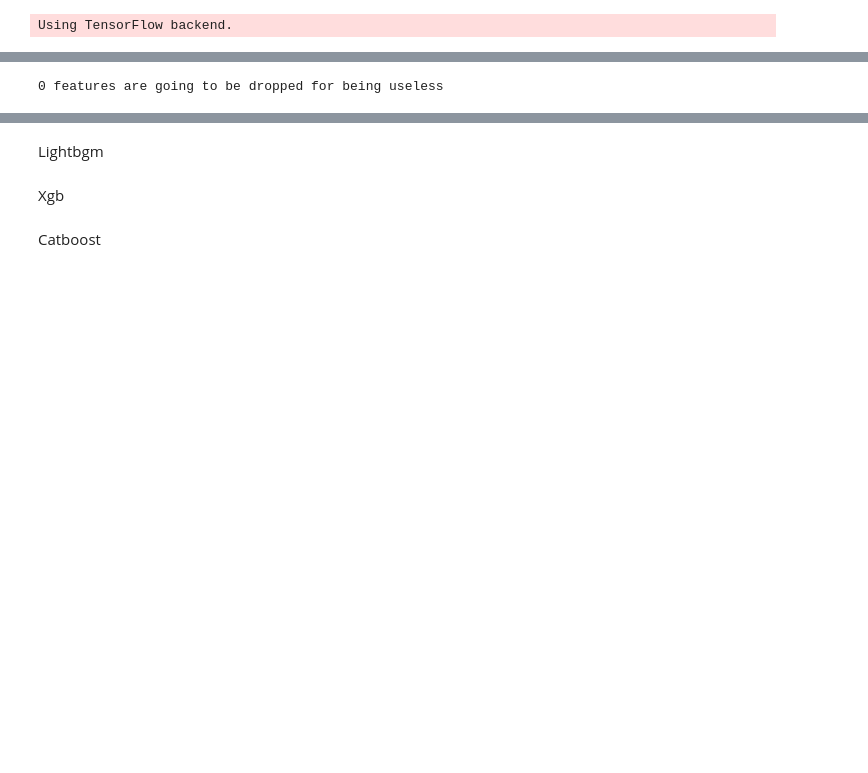
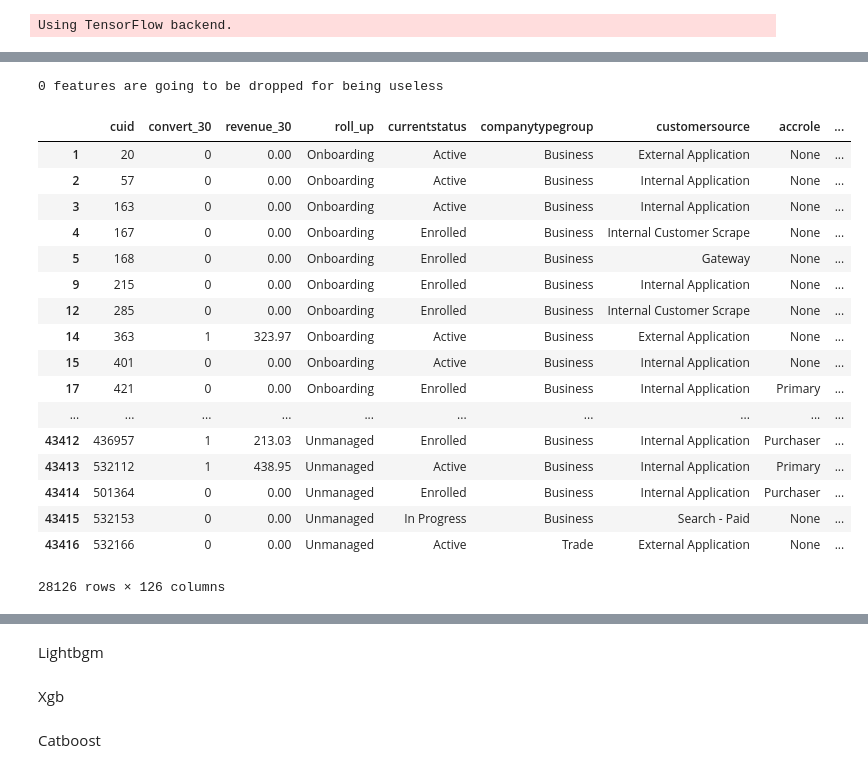
Before and after one commit to MarcoXM/WayfairCompetition, a Jupyter notebook: Boosting/Boosting_for_wayfair.ipynb, the cells around one changed output, grey strips where cells are left out. Saved outputs shown, nothing was run; the diff lists cells and outputs as text; code cells hidden in the pictures; blank space fills up the shorter version.

```diff
--- a/Boosting/Boosting_for_wayfair.ipynb
+++ b/Boosting/Boosting_for_wayfair.ipynb
@@ -59,21 +59,40 @@ train.head()
 # %%
 one_value_cols = [col for col in train.columns if train[col].nunique() <= 1]
 one_value_cols_test = [col for col in test.columns if test[col].nunique() <= 1]
 
 many_null_cols = [col for col in train.columns if train[col].isnull().sum() / train.shape[0] > 0.9]
 many_null_cols_test = [col for col in test.columns if test[col].isnull().sum() / test.shape[0] > 0.9]
 
 big_top_value_cols = [col for col in train.columns if train[col].value_counts(dropna=False, normalize=True).values[0] > 0.9]
 big_top_value_cols_test = [col for col in test.columns if test[col].value_counts(dropna=False, normalize=True).values[0] > 0.9]
 
 cols_to_drop = list(set(many_null_cols + many_null_cols_test + big_top_value_cols + big_top_value_cols_test + one_value_cols + one_value_cols_test))
 
 print('{} features are going to be dropped for being useless'.format(len(cols_to_drop)))
 
 train = train.drop(cols_to_drop, axis=1)
 test = test.drop(cols_to_drop, axis=1)
+train
 # %% [output]
 0 features are going to be dropped for being useless
+|  | cuid | convert_30 | revenue_30 | roll_up | currentstatus | companytypegroup | customersource | accrole | ... |
+| 1 | 20 | 0 | 0.00 | Onboarding | Active | Business | External Application | None | ... |
+| 2 | 57 | 0 | 0.00 | Onboarding | Active | Business | Internal Application | None | ... |
+| 3 | 163 | 0 | 0.00 | Onboarding | Active | Business | Internal Application | None | ... |
+| 4 | 167 | 0 | 0.00 | Onboarding | Enrolled | Business | Internal Customer Scrape | None | ... |
+| 5 | 168 | 0 | 0.00 | Onboarding | Enrolled | Business | Gateway | None | ... |
+| 9 | 215 | 0 | 0.00 | Onboarding | Enrolled | Business | Internal Application | None | ... |
+| 12 | 285 | 0 | 0.00 | Onboarding | Enrolled | Business | Internal Customer Scrape | None | ... |
+| 14 | 363 | 1 | 323.97 | Onboarding | Active | Business | External Application | None | ... |
+| 15 | 401 | 0 | 0.00 | Onboarding | Active | Business | Internal Application | None | ... |
+| 17 | 421 | 0 | 0.00 | Onboarding | Enrolled | Business | Internal Application | Primary | ... |
+| ... | ... | ... | ... | ... | ... | ... | ... | ... | ... |
+| 43412 | 436957 | 1 | 213.03 | Unmanaged | Enrolled | Business | Internal Application | Purchaser | ... |
+| 43413 | 532112 | 1 | 438.95 | Unmanaged | Active | Business | Internal Application | Primary | ... |
+| 43414 | 501364 | 0 | 0.00 | Unmanaged | Enrolled | Business | Internal Application | Purchaser | ... |
+| 43415 | 532153 | 0 | 0.00 | Unmanaged | In Progress | Business | Search - Paid | None | ... |
+| 43416 | 532166 | 0 | 0.00 | Unmanaged | Active | Trade | External Application | None | ... |
+28126 rows × 126 columns
 # %%
 for col in tqdm_notebook(train.columns):
     if train[col].dtype == 'object':
```
Also changed, not shown: parts of 9 cells of this notebook.
